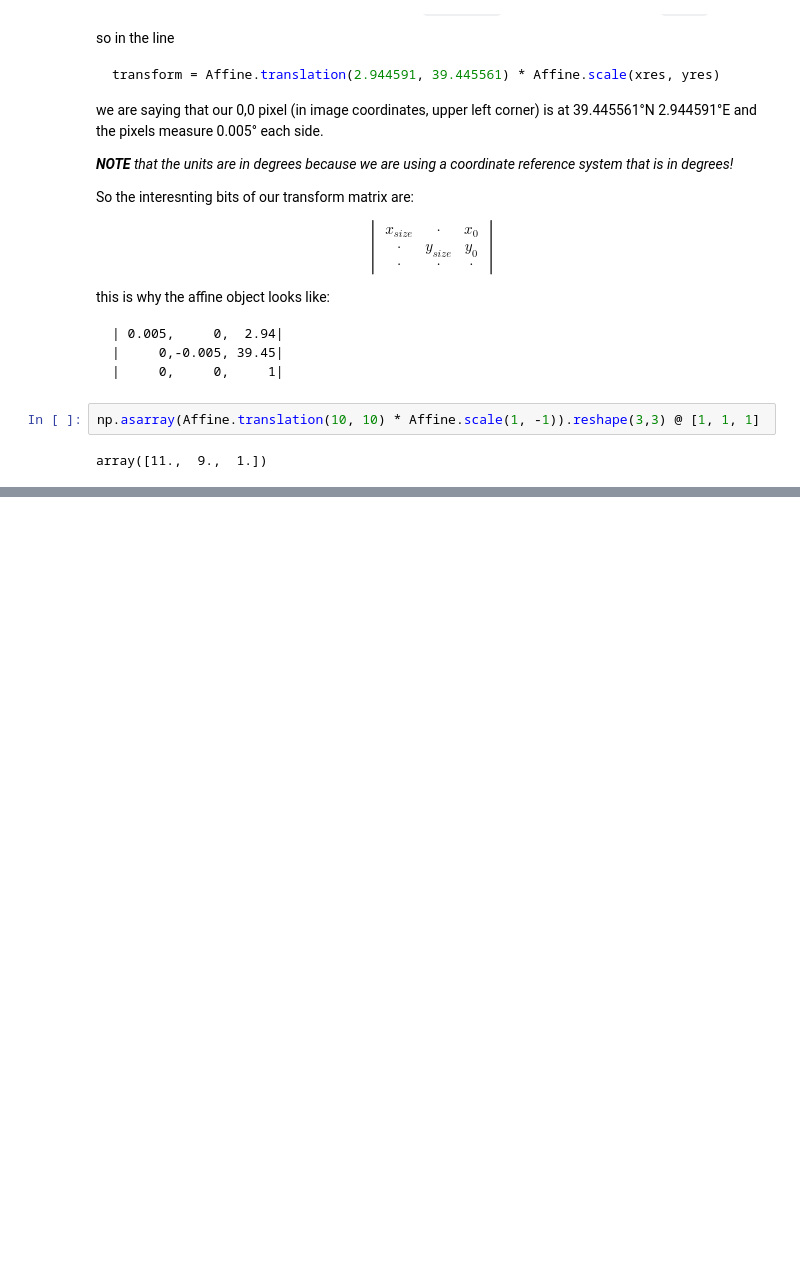
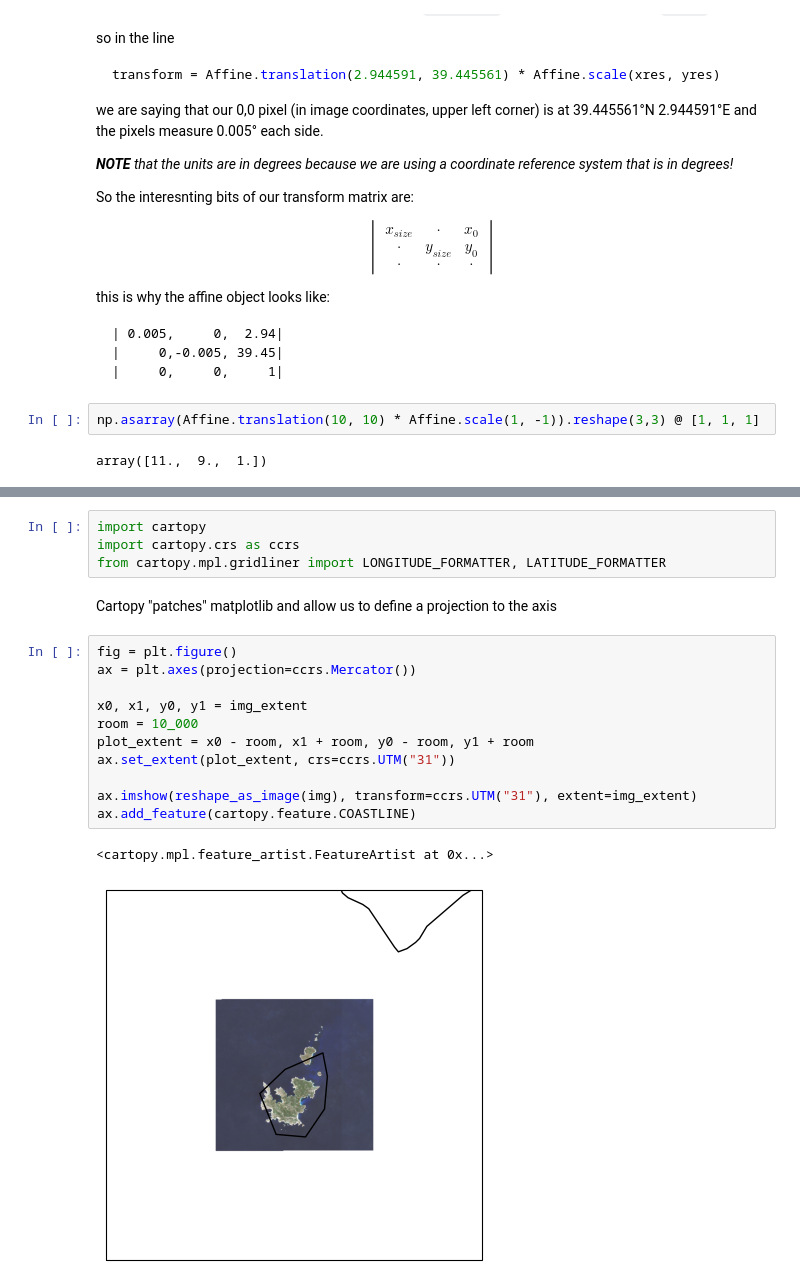
Before and after one commit to Vizzuality/pyday2022, a Jupyter notebook: raster.ipynb, the cells around one changed output, grey strips where cells are left out. Saved outputs shown, nothing was run; the diff lists cells and outputs as text; blank space fills up the shorter version.

```diff
--- a/raster.ipynb
+++ b/raster.ipynb
@@ -157,0 +194,20 @@ Now let's reproject a raster from one CRS to another
+# %%
+import cartopy
+import cartopy.crs as ccrs
+from cartopy.mpl.gridliner import LONGITUDE_FORMATTER, LATITUDE_FORMATTER
+# %% [markdown]
+Cartopy "patches" matplotlib and allow us to define a projection to the axis
+# %%
+fig = plt.figure()
+ax = plt.axes(projection=ccrs.Mercator())
+
+x0, x1, y0, y1 = img_extent
+room = 10_000
+plot_extent = x0 - room, x1 + room, y0 - room, y1 + room
+ax.set_extent(plot_extent, crs=ccrs.UTM("31"))
+
+ax.imshow(reshape_as_image(img), transform=ccrs.UTM("31"), extent=img_extent)
+ax.add_feature(cartopy.feature.COASTLINE)
+# %% [output]
+<cartopy.mpl.feature_artist.FeatureArtist at 0x...>
+[figure, added]
```
Also changed, not shown: parts of 35 cells of this notebook, 2 other files.
